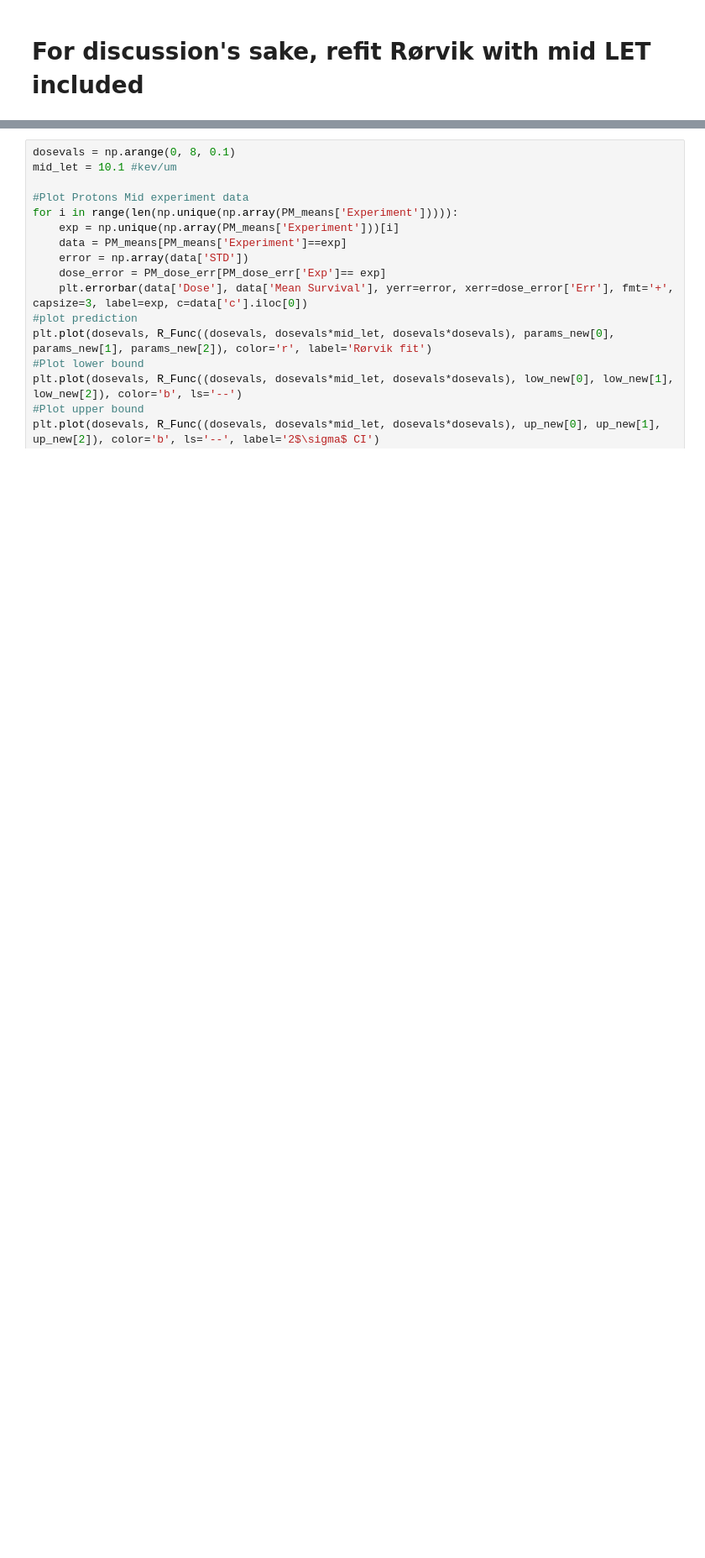
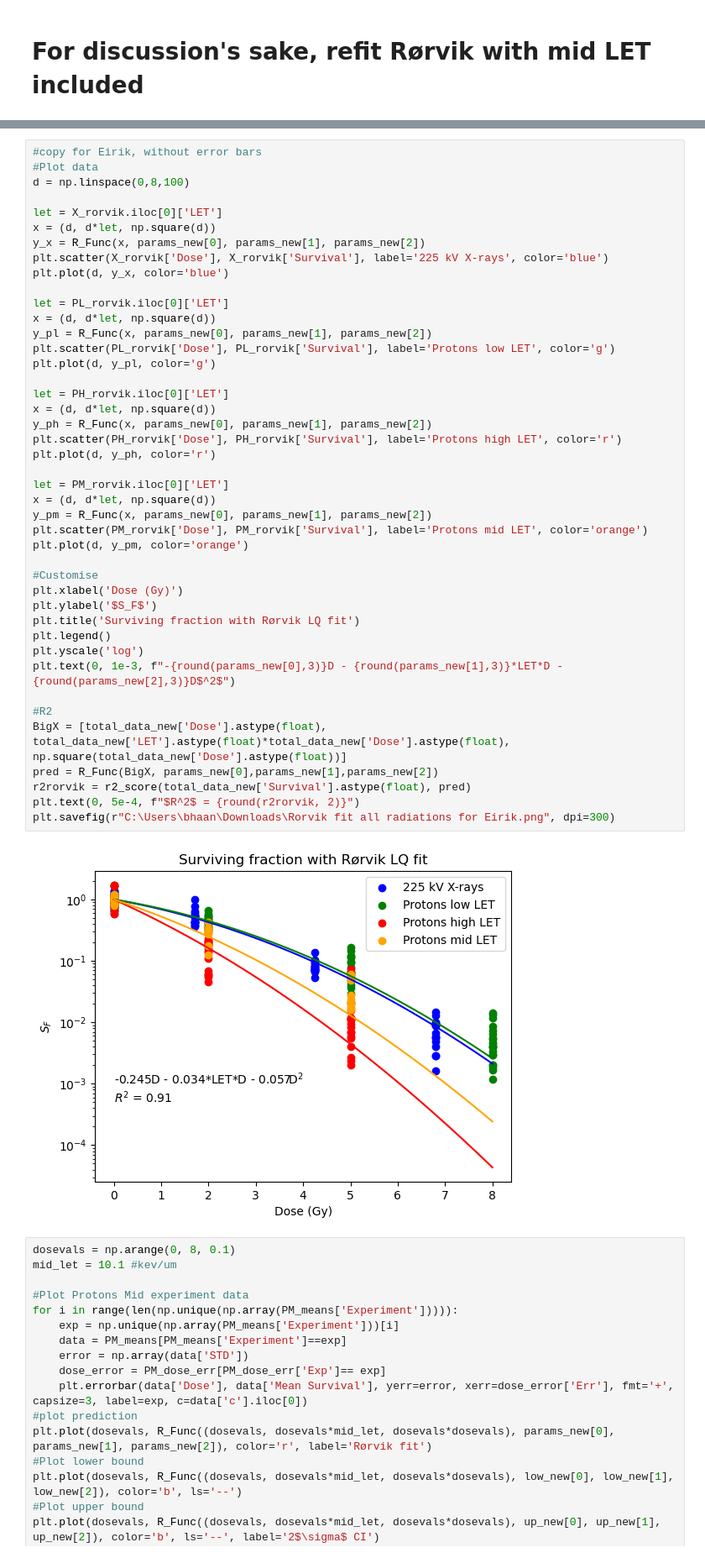
Before and after one commit to BrittHaanen15/Thesis_project, a Jupyter notebook: Python codes/Cell survival analysis aggregated data.ipynb, the cells around one changed output, grey strips where cells are left out. Shown at 84% size. Saved outputs shown, nothing was run; the diff lists cells and outputs as text; blank space fills up the shorter version.

Commit message:
Make fig for eirik

```diff
--- a/Python codes/Cell survival analysis aggregated data.ipynb
+++ b/Python codes/Cell survival analysis aggregated data.ipynb
@@ -1091,3 +1216,48 @@ plt.text(0, 5e-4, f"$R^2$ = {round(r2rorvik, 2)}")
+# %%
+#copy for Eirik, without error bars
+#Plot data
+d = np.linspace(0,8,100)
+
+let = X_rorvik.iloc[0]['LET']
+x = (d, d*let, np.square(d))
+y_x = R_Func(x, params_new[0], params_new[1], params_new[2])
+plt.scatter(X_rorvik['Dose'], X_rorvik['Survival'], label='225 kV X-rays', color='blue')
+plt.plot(d, y_x, color='blue')
+
+let = PL_rorvik.iloc[0]['LET']
+x = (d, d*let, np.square(d))
+y_pl = R_Func(x, params_new[0], params_new[1], params_new[2])
+plt.scatter(PL_rorvik['Dose'], PL_rorvik['Survival'], label='Protons low LET', color='g')
+plt.plot(d, y_pl, color='g')
+
+let = PH_rorvik.iloc[0]['LET']
+x = (d, d*let, np.square(d))
+y_ph = R_Func(x, params_new[0], params_new[1], params_new[2])
+plt.scatter(PH_rorvik['Dose'], PH_rorvik['Survival'], label='Protons high LET', color='r')
+plt.plot(d, y_ph, color='r')
+
+let = PM_rorvik.iloc[0]['LET']
+x = (d, d*let, np.square(d))
+y_pm = R_Func(x, params_new[0], params_new[1], params_new[2])
+plt.scatter(PM_rorvik['Dose'], PM_rorvik['Survival'], label='Protons mid LET', color='orange')
+plt.plot(d, y_pm, color='orange')
+
+#Customise
+plt.xlabel('Dose (Gy)')
+plt.ylabel('$S_F$')
+plt.title('Surviving fraction with Rørvik LQ fit')
+plt.legend()
+plt.yscale('log')
+plt.text(0, 1e-3, f"-{round(params_new[0],3)}D - {round(params_new[1],3)}*LET*D - {round(params_new[2],3)}D$^2$")
+
+#R2
+BigX = [total_data_new['Dose'].astype(float), total_data_new['LET'].astype(float)*total_data_new['Dose'].astype(float), np.square(total_data_new['Dose'].astype(float))]
+pred = R_Func(BigX, params_new[0],params_new[1],params_new[2])
+r2rorvik = r2_score(total_data_new['Survival'].astype(float), pred)
+plt.text(0, 5e-4, f"$R^2$ = {round(r2rorvik, 2)}")
+plt.savefig(r"C:\Users\bhaan\Downloads\Rorvik fit all radiations for Eirik.png", dpi=300)
+# %% [output]
+[figure, added]
 # %%
 dosevals = np.arange(0, 8, 0.1)
 mid_let = 10.1 #kev/um
```
Also changed, not shown: parts of 31 cells of this notebook.
